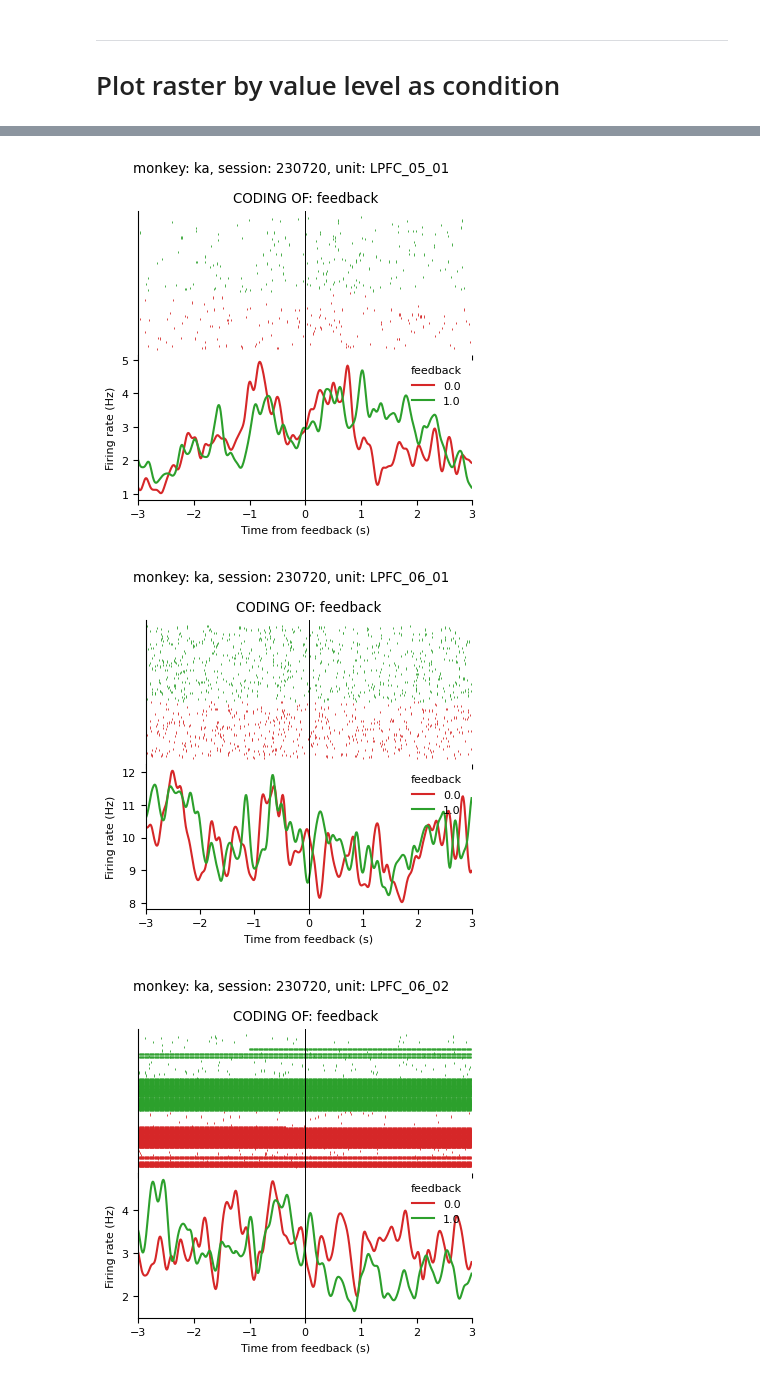
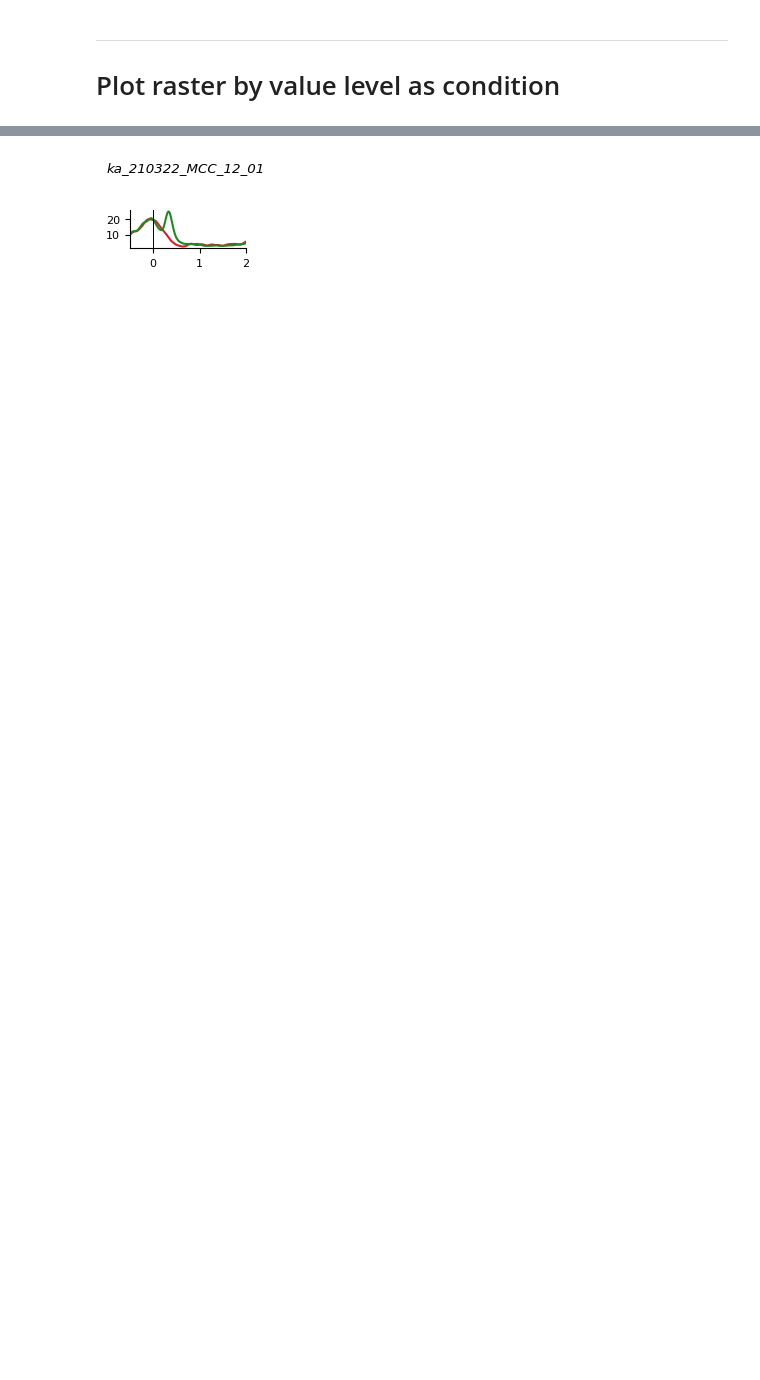
Before and after one commit to ungzs1/popy_05, a Jupyter notebook: notebooks/neural_analysis/check_one_rate.ipynb, the cells around one changed output, grey strips where cells are left out. Drawn from its saved outputs; the diff is of its cells as text; code cells hidden in the pictures; blank space fills up the shorter version.

```diff
--- a/notebooks/neural_analysis/check_one_rate.ipynb
+++ b/notebooks/neural_analysis/check_one_rate.ipynb
@@ -27,11 +28,13 @@ def get_data(monkey, session, mode='full_trial', n_extra_trials=(0, 0)):
     # get behavior data
     behav = load_behavior(monkey, session)
     #behav = add_value_function(behav, monkey=monkey, digitize=True, n_classes=4) # add value function
-    behav = add_value_function(behav, digitize=True, n_classes=4) # add value function
-    behav['next_target'] = behav['target'].shift(-1)  # shift the target by 1
+    behav = add_stay_value(behav, digitize=True, n_classes=4) # add value function
+    behav = add_RL_values(behav, monkey=monkey, digitize=True, n_classes=4)  # add RL values
+
+    '''behav['next_target'] = behav['target'].shift(-1)  # shift the target by 1
     behav['feedback_t-1'] = behav['feedback'].shift(1)  # shift the feedback by 1
     behav['feedback_t-2'] = behav['feedback'].shift(2)  # shift the feedback by 1
-    behav['feedback_t-3'] = behav['feedback'].shift(3)  # shift the feedback by 1
+    behav['feedback_t-3'] = behav['feedback'].shift(3)  # shift the feedback by 1'''
     # shift the value function by 1
     behav = drop_time_fields(behav)
 
@@ -446,8 +316,8 @@ def _prepare_data(neural_data, coord_name):
 ---
 # Load data
 # %%
-monkey, session = 'ka', '230720'
-n_extra_trials = (0, 0)
+monkey, session = 'ka', '210322'
+n_extra_trials = (-1, 0)
 # %%
 neural_data, neural_dataset = get_data(monkey, session, mode='centering')
 
@@ -502,32 +380,31 @@ Attributes:
     bin_size:  0.01
 # %%
 #unit_name = neural_data_proc.unit.data[-11]  # get the first unit as an example
-#unit_name = 'MCC_07_02'  # get the first unit as an example
+unit_name = 'MCC_12_01'  # get the first unit as an example
 
-for unit_name in neural_data_proc.unit.data:
+#for unit_name in neural_data_proc.unit.data:
 
-    title = f'monkey: {neural_data_proc.coords["monkey"].data[0]}, session: {neural_data_proc.coords["session"].data[0]}, unit: {unit_name}'
-    fig, axs = plot_rates_with_raster(
-        neural_data_proc,
-        unit_name,
-        mode='centering',
-        #n_extra_trials=n_extra_trials,
-        title=title,
-        time_window=(-3, 3),
-        show_raster=True,
-        )
+title = f'{neural_data_proc.coords["monkey"].data[0]}_{neural_data_proc.coords["session"].data[0]}_{unit_name}'
+fig, axs = plot_rates_with_raster(
+    neural_data_proc,
+    unit_name,
+    mode='centering',
+    #n_extra_trials=n_extra_trials,
+    title=title,
+    time_window=(-.5, 2),
+    show_raster=False,
+    paper_format=True,  # use paper format
+    )
 
-    # save the figure in svg, 300 dpi
-    '''fig.savefig(
-        f'figs/paper_figs/{monkey}_{session}_{unit_name}_{variable_of_interest}_raster_rate.svg',
-        dpi=300,
-        bbox_inches='tight',
-        transparent=True
-        )'''
+# save the figure in svg, 300 dpi
+fig.savefig(
+    f'figs/paper_figs/{monkey}_{session}_{unit_name}_raster_rate_feedback.svg',
+    dpi=300,
+    bbox_inches='tight',
+    transparent=True
+    )
 
-    plt.show()
-    plt.close()
+plt.show()
+plt.close()
 # %% [output]
-[figure, old version]
+[figure, new version]
-[figure, removed]
-[figure, removed]
```
Also changed, not shown: parts of 12 cells of this notebook, 28 other files.
